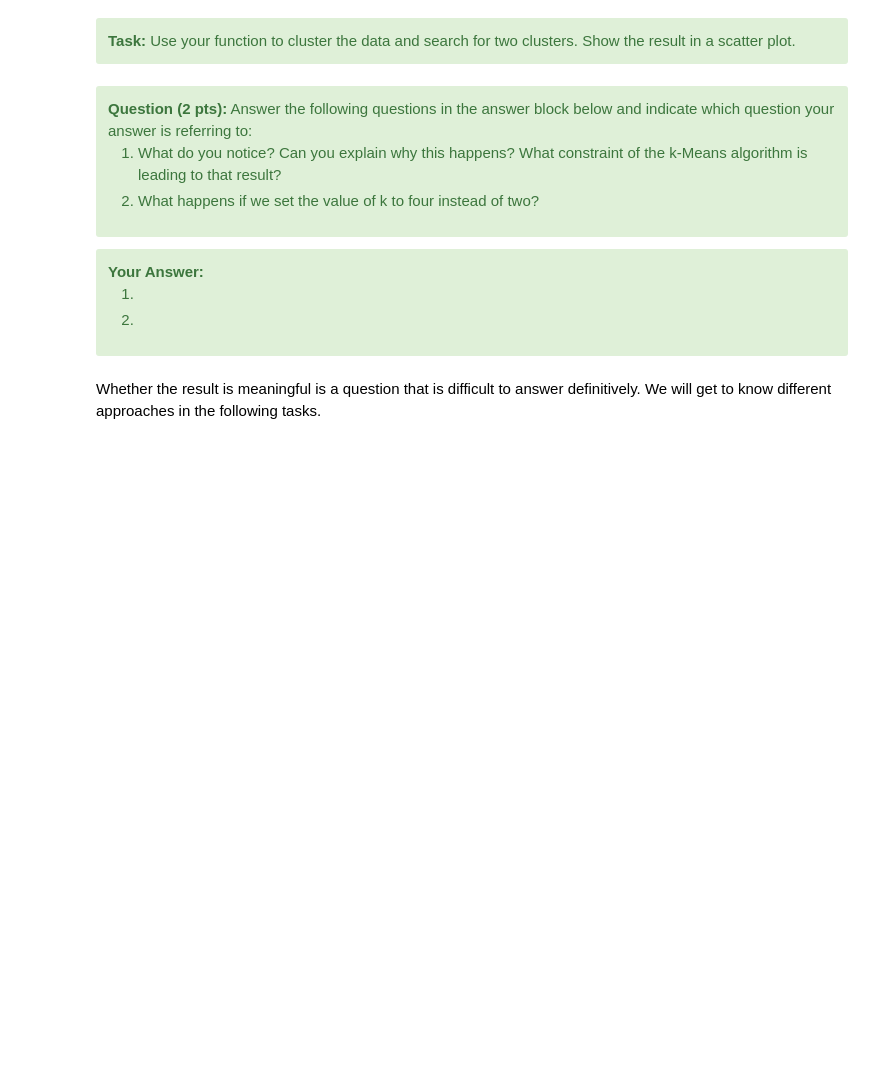
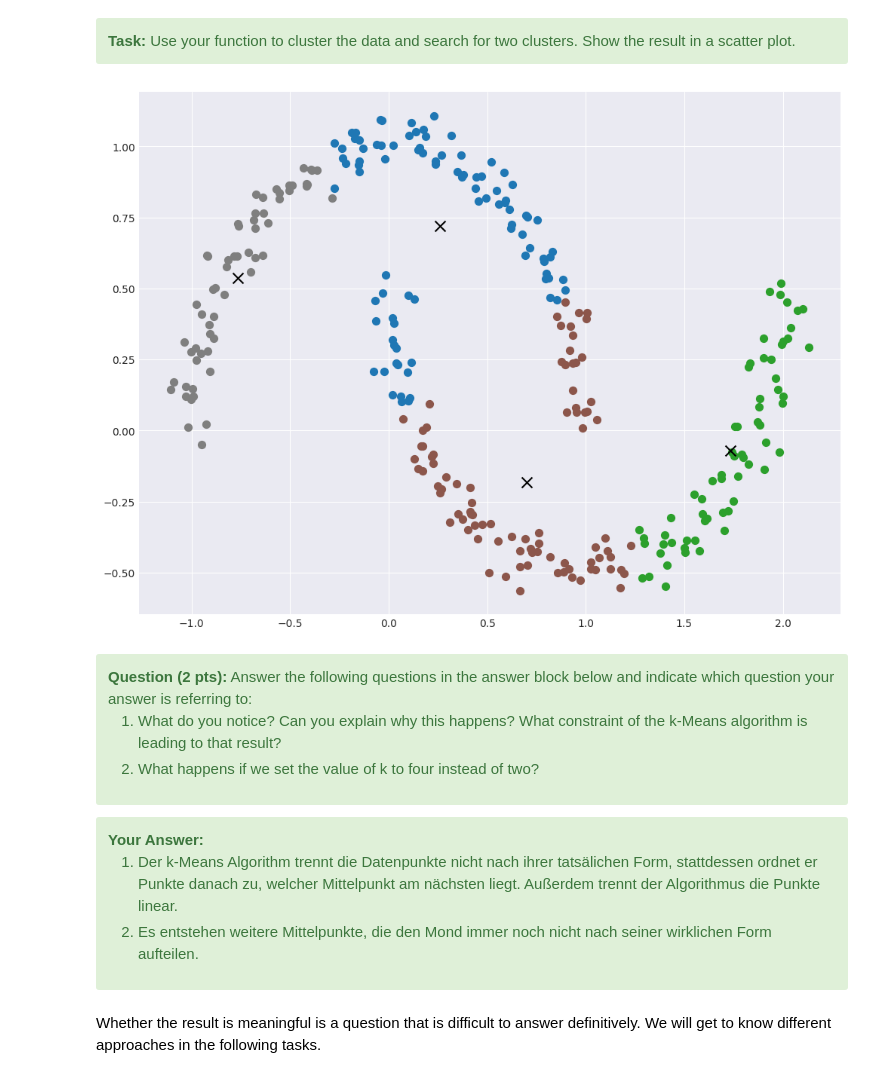
Before and after one commit to anton-seifert/LAMA, a Jupyter notebook: task-3-unsupervised-learning/2_clustering.ipynb, the cells around one changed output. Drawn from its saved outputs; the diff is of its cells as text; code cells hidden in the pictures; blank space fills up the shorter version.

```diff
--- a/task-3-unsupervised-learning/2_clustering.ipynb
+++ b/task-3-unsupervised-learning/2_clustering.ipynb
@@ -125,12 +125,13 @@ def find_clusters(X: np.ndarray, n_clusters: int, rseed: int) -> Tuple[np.ndarra
     labels: np.ndarray
 
     # STUDENT CODE HERE (4 pts)
-    rng = np.random.RandomState(seed=rseed)
+    rnd = np.random.RandomState(seed=rseed)
 
-    indices = rng.permutation(X.shape[0])  # bei randint kann es zu dopplungen kommen
+    indices = rnd.permutation(X.shape[0])  # bei randint kann es zu dopplungen kommen
     k_points = indices[:n_clusters]
     centers = X[k_points]
     hasconverged=False
+
     while not hasconverged:
         labels = pairwise_distances_argmin(X, centers)
 
@@ -170,7 +171,7 @@ def plot_blobs(X, n_clusters, rseed):
 
     # STUDENT CODE until HERE
 
-centers, labels_blob = plot_blobs(X_blob, 4, RANDOM_STATE)
+centers_blob, labels_blob = plot_blobs(X_blob, 4, RANDOM_STATE)
 
 # Sanity check - compare your results
 test_func.test_labels_blob(labels_blob)
@@ -185,5 +186,5 @@ Your data looks alright, you can continue with the workbook.
 <b>Your Answer:</b> Verschiedene Random Seeds führen dazu, dass die Clusterzentren unterschiedlich gewählt werden.
 </div>
 # %%
-centers, labels_blob = plot_blobs(X_blob, 4, 10)
+centers, labels_blob = plot_blobs(X_blob, 4, RANDOM_STATE)
 # %% [output]
@@ -199,14 +200,17 @@ We generated our first dataset with the function *make_blobs*. To get a better f
 # %%
 from sklearn.datasets import make_moons
 X_moon, y_moon = make_moons(300, noise=.05, random_state=RANDOM_STATE)
 
 centers: np.ndarray
 labels_moon: np.ndarray
 
 # STUDENT CODE HERE (2 pts)
+centers, labels_moon = plot_blobs(X_moon, 4, RANDOM_STATE)
 
 
 # STUDENT CODE until HERE
+# %% [output]
+[figure, added]
 # %% [markdown]
 <div class="alert alert-block alert-success">
 <b>Question (2 pts):</b> Answer the following questions in the answer block below and indicate which question your answer is referring to: <br>
@@ -218,8 +222,8 @@ labels_moon: np.ndarray
 <b>Your Answer:</b>
 
 
-1.  <br>
-2. <br>
+1. Der k-Means Algorithm trennt die Datenpunkte nicht nach ihrer tatsälichen Form, stattdessen ordnet er Punkte danach zu, welcher Mittelpunkt am nächsten liegt. Außerdem trennt der Algorithmus die Punkte linear. <br>
+2. Es entstehen weitere Mittelpunkte, die den Mond immer noch nicht nach seiner wirklichen Form aufteilen. <br>
 </div>
 # %% [markdown]
 Whether the result is meaningful is a question that is difficult to answer definitively. We will get to know different approaches in the following tasks.
```
Also changed, not shown: parts of 12 cells of this notebook.
